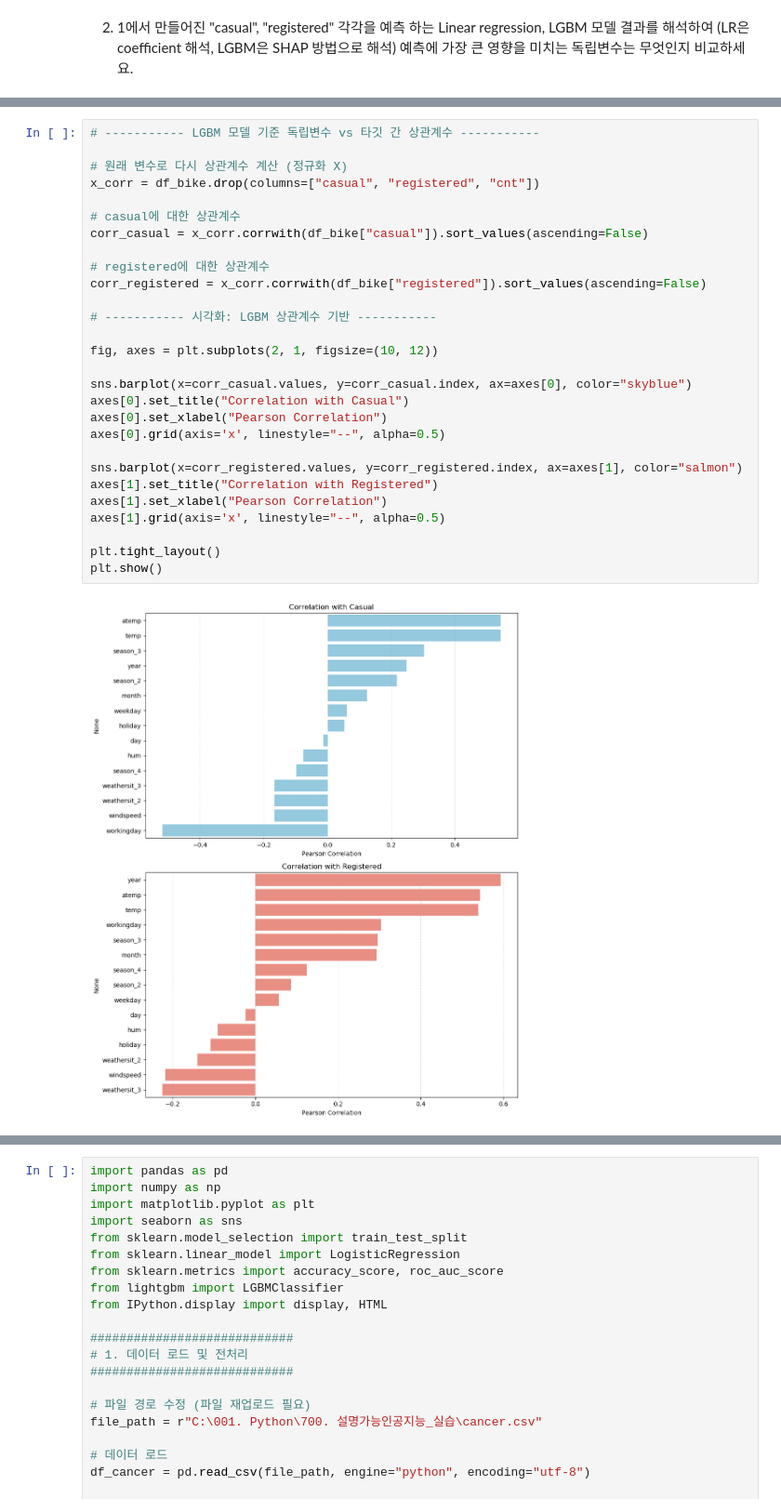
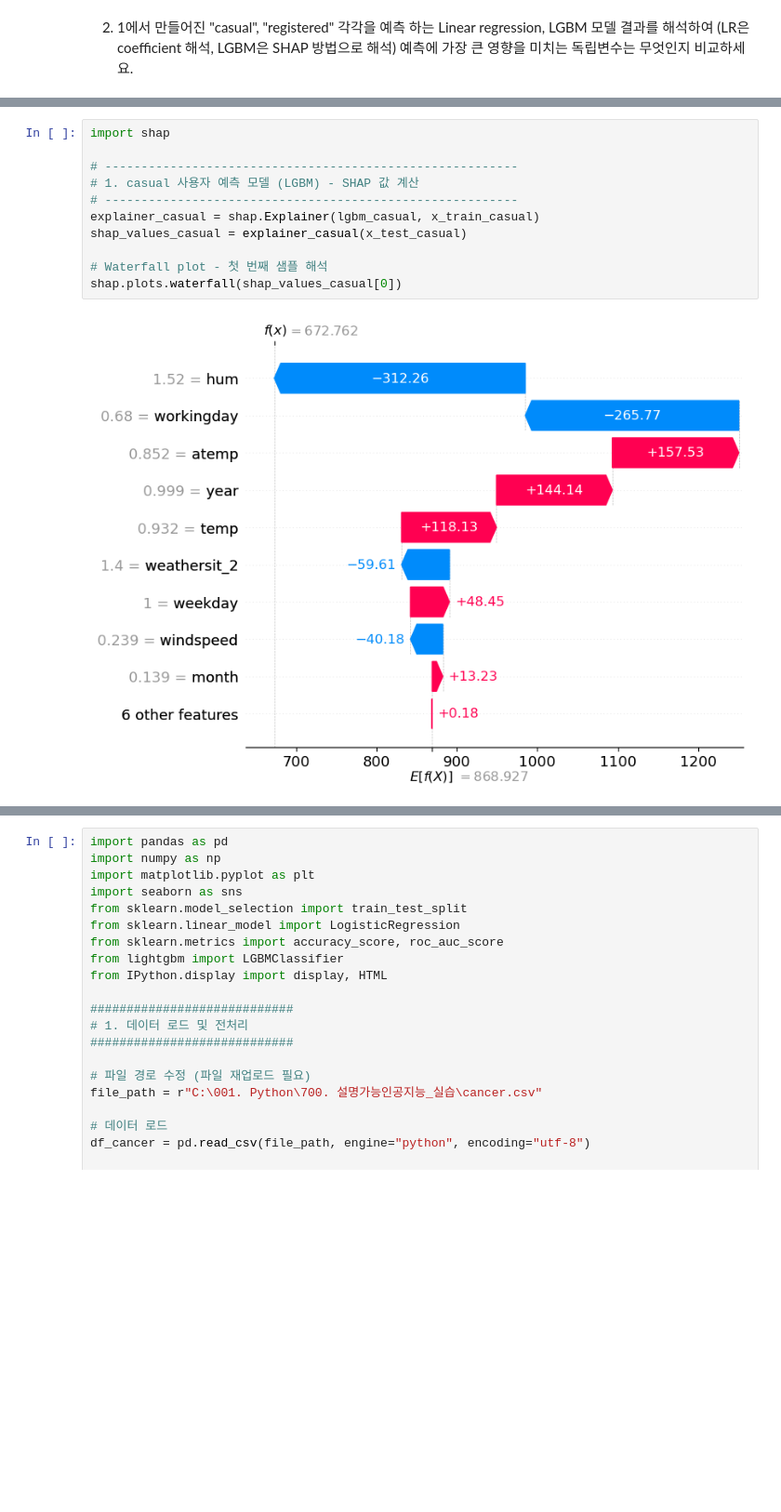
Before and after one commit to allaboutswing/xai1, a Jupyter notebook: 6주차 과제실습1.ipynb, the cells around one changed output, grey strips where cells are left out. Shown at 93% size. Cells and saved outputs as stored; diff of their text form; blank space fills up the shorter version.

```diff
--- a/6주차 과제실습1.ipynb
+++ b/6주차 과제실습1.ipynb
@@ -245,33 +255,16 @@ coef_casual.head(5), coef_registered.head(5)
  atemp         371.028721
  season_2      350.849160
  dtype: float64)
-# %%
-# ----------- LGBM 모델 기준 독립변수 vs 타깃 간 상관계수 -----------
-
-# 원래 변수로 다시 상관계수 계산 (정규화 X)
-x_corr = df_bike.drop(columns=["casual", "registered", "cnt"])
-
-# casual에 대한 상관계수
-corr_casual = x_corr.corrwith(df_bike["casual"]).sort_values(ascending=False)
-
-# registered에 대한 상관계수
-corr_registered = x_corr.corrwith(df_bike["registered"]).sort_values(ascending=False)
-
-# ----------- 시각화: LGBM 상관계수 기반 -----------
-
-fig, axes = plt.subplots(2, 1, figsize=(10, 12))
-
-sns.barplot(x=corr_casual.values, y=corr_casual.index, ax=axes[0], color="skyblue")
-axes[0].set_title("Correlation with Casual")
-axes[0].set_xlabel("Pearson Correlation")
-axes[0].grid(axis='x', linestyle="--", alpha=0.5)
-
-sns.barplot(x=corr_registered.values, y=corr_registered.index, ax=axes[1], color="salmon")
-axes[1].set_title("Correlation with Registered")
-axes[1].set_xlabel("Pearson Correlation")
-axes[1].grid(axis='x', linestyle="--", alpha=0.5)
-
-plt.tight_layout()
-plt.show()
-# %% [output]
-[figure, removed]
+# %%
+import shap
+
+# ---------------------------------------------------------
+# 1. casual 사용자 예측 모델 (LGBM) - SHAP 값 계산
+# ---------------------------------------------------------
+explainer_casual = shap.Explainer(lgbm_casual, x_train_casual)
+shap_values_casual = explainer_casual(x_test_casual)
+
+# Waterfall plot - 첫 번째 샘플 해석
+shap.plots.waterfall(shap_values_casual[0])
+# %% [output]
+[figure, added]
```
Also changed, not shown: parts of 16 cells of this notebook, 1 other file.
